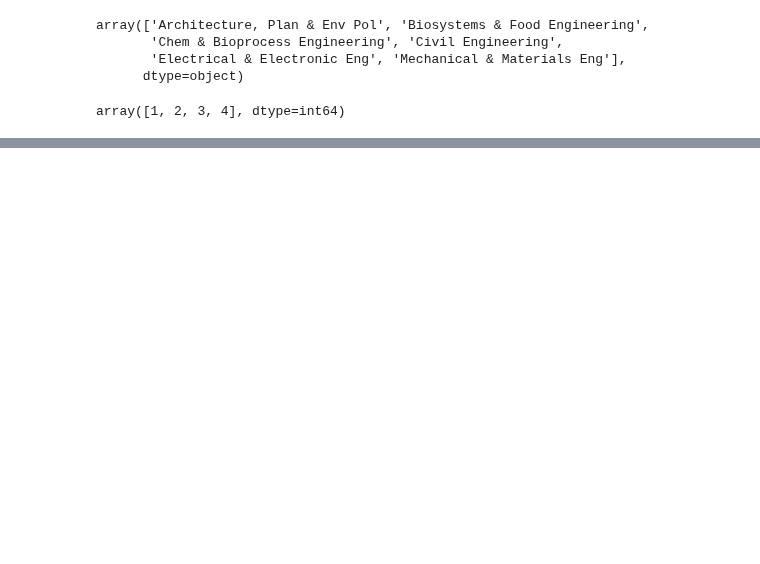
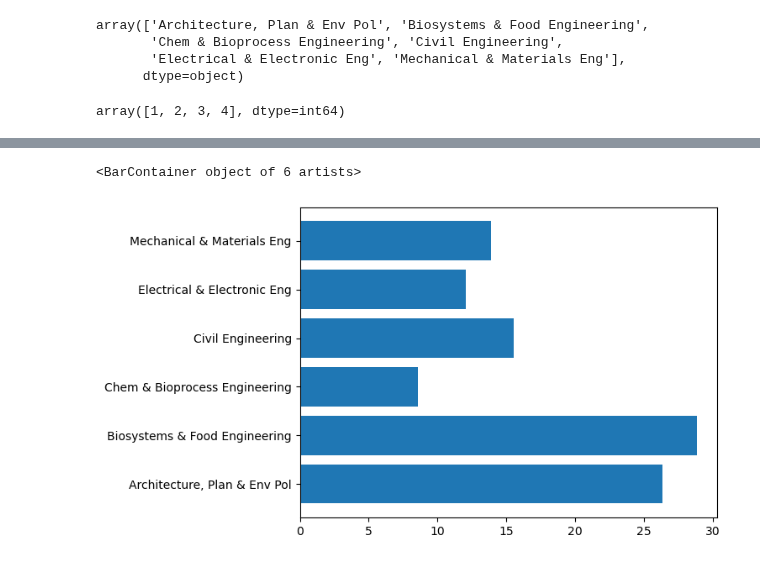
Before and after one commit to CathaloFaolain/ChatGPTAssessment, a Jupyter notebook: Exploration No Exam Modules.ipynb, the cells around one changed output, grey strips where cells are left out. Drawn from its saved outputs; the diff is of its cells as text; code cells hidden in the pictures; blank space fills up the shorter version.

Commit message:
no changes made to pca graphs, added graphs for no exam modules showing breakdown of assessment in these modules

```diff
--- a/Exploration No Exam Modules.ipynb
+++ b/Exploration No Exam Modules.ipynb
@@ -240,0 +408,6 @@ thesis
+# %%
+schools = ["Mechanical & Materials Eng", "Electrical & Electronic Eng", "Chem & Bioprocess Engineering", "Civil Engineering", "Architecture, Plan & Env Pol", "Biosystems & Food Engineering"]
+assessments = ["Assignment","Attendance","Class Test","Continuous Assessment","Essay","Examination","Fieldwork","Group Project", "Journal","Lab Report", "Multiple Choice Questionnaire", "Oral Examination", "Portfolio",  "Practical Examination", "Presentation", "Project","Seminar", "Studio Examination"]
+# %%
+sch_avg_no_exam = no_exam.pivot_table(index = "School", values = assessments)
+sch_avg_no_exam
@@ -240,0 +423,5 @@ thesis
+# %%
+plt.barh(sch_avg_no_exam.index,sch_avg_no_exam["Assignment"])
+# %% [output]
+<BarContainer object of 6 artists>
+[figure, added]
```
Also changed, not shown: parts of 19 cells of this notebook, 1 other file.
